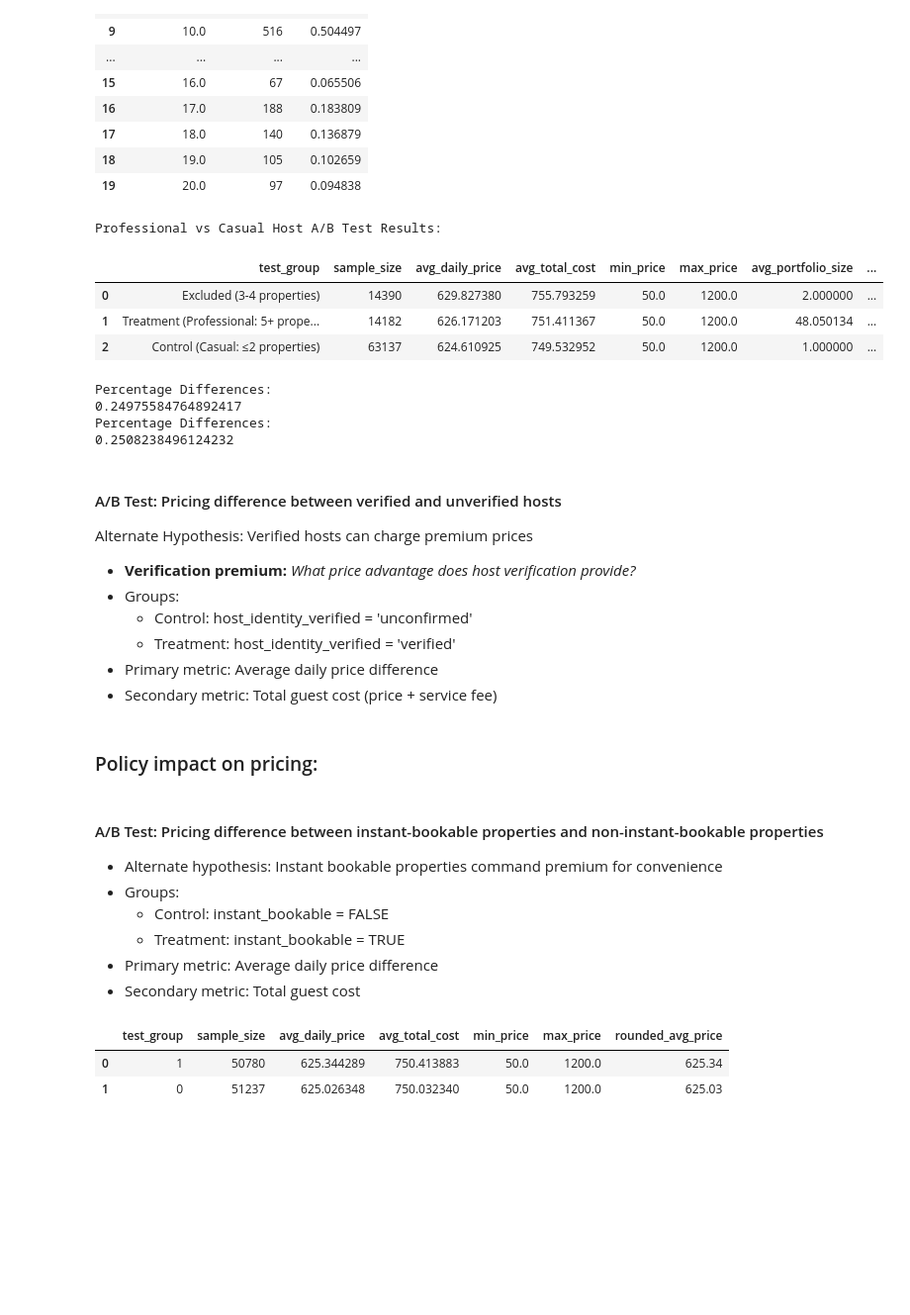
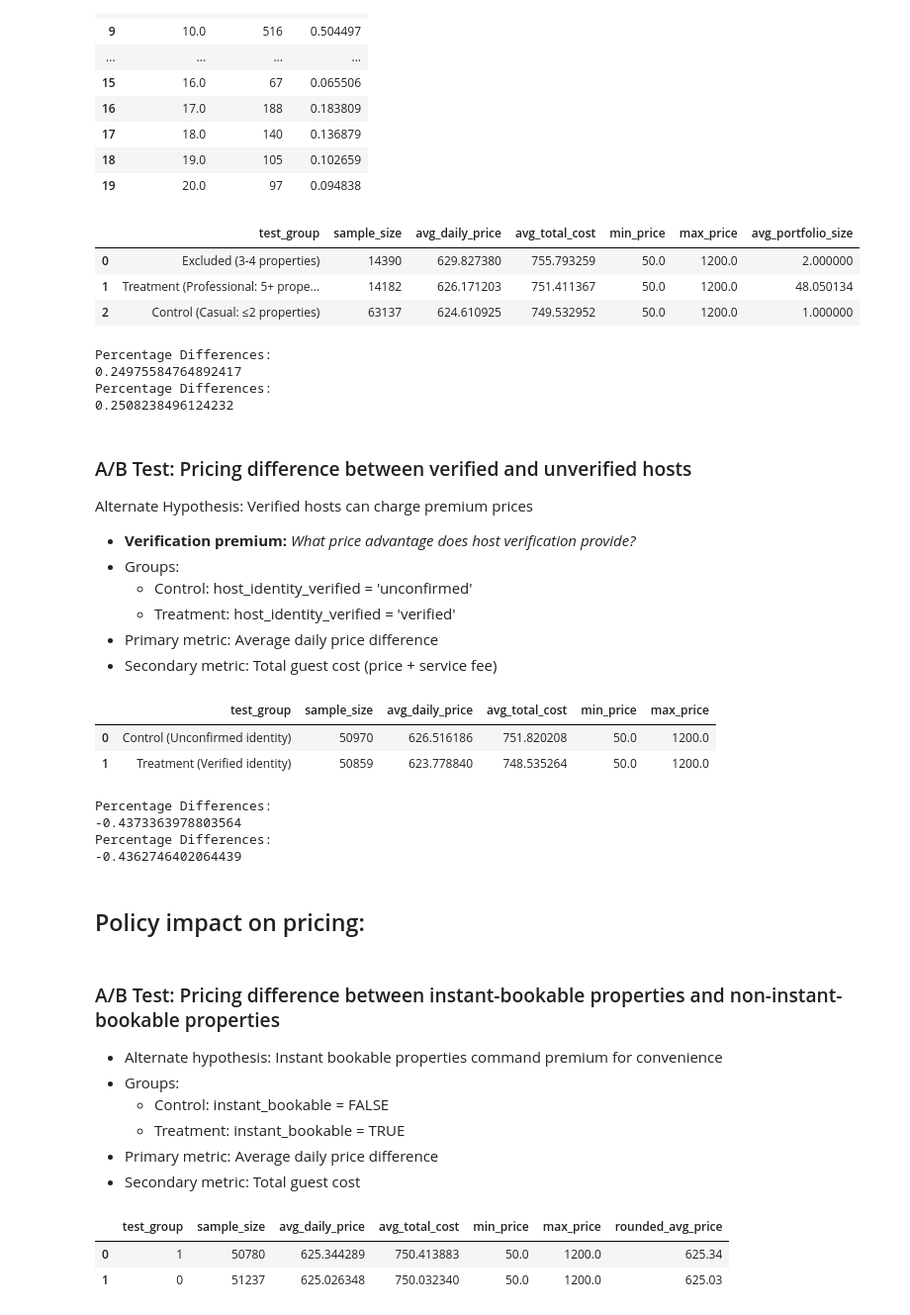
Before and after one commit to aghedden/airbnb_booking_ab-testing, a Jupyter notebook: airbnb_sql_pricing_ab_testing.ipynb, the cells around one changed output. Shown: that part at 99% size. Drawn from its saved outputs; the diff is of its cells as text; code cells hidden in the pictures; blank space fills up the shorter version.

Commit message:
finished SQL analyses of data

```diff
--- a/airbnb_sql_pricing_ab_testing.ipynb
+++ b/airbnb_sql_pricing_ab_testing.ipynb
@@ -695,38 +846,34 @@ Portfolio Size Distribution:
 # %%
 # A/B Test: Professional vs Casual Host Pricing
 q_host_port_ab_test = '''
 SELECT
     CASE
         WHEN `calculated host listings count` = 1 THEN 'Control (Casual: ≤2 properties)'
         WHEN `calculated host listings count` >= 5 THEN 'Treatment (Professional: 5+ properties)'
         ELSE 'Excluded (3-4 properties)'
     END AS test_group,
     COUNT(*) AS sample_size,
     AVG(CAST(REPLACE(REPLACE(price, '$', ''), ',', '') AS REAL)) AS avg_daily_price,
     AVG(CAST(REPLACE(REPLACE(price, '$', ''), ',', '') AS REAL) + CAST(REPLACE(REPLACE(`service fee`, '$', ''), ',', '') AS REAL)) AS avg_total_cost,
     MIN(CAST(REPLACE(REPLACE(price, '$', ''), ',', '') AS REAL)) AS min_price,
     MAX(CAST(REPLACE(REPLACE(price, '$', ''), ',', '') AS REAL)) AS max_price,
-    AVG(`calculated host listings count`) AS avg_portfolio_size,
-    ROUND(AVG(CAST(REPLACE(REPLACE(price, '$', ''), ',', '') AS REAL)), 2) AS rounded_avg_price
+    AVG(`calculated host listings count`) AS avg_portfolio_size
 FROM airbnb_data
 WHERE price IS NOT NULL
     AND `service fee` IS NOT NULL
     AND `calculated host listings count` IS NOT NULL
     AND CAST(REPLACE(REPLACE(price, '$', ''), ',', '') AS REAL) > 0
     AND (`calculated host listings count` <= 2 OR `calculated host listings count` >= 5)  -- Only include our test groups
 GROUP BY test_group
 ORDER BY avg_daily_price DESC;
 '''
 
-host_portfolio_results = pd.read_sql(q_host_port_ab_test, conn)
-print("Professional vs Casual Host A/B Test Results:")
-host_portfolio_results
+pd.read_sql(q_host_port_ab_test, conn)
 # %% [output]
-Professional vs Casual Host A/B Test Results:
-|  | test_group | sample_size | avg_daily_price | avg_total_cost | min_price | max_price | avg_portfolio_size | ... |
-| 0 | Excluded (3-4 properties) | 14390 | 629.827380 | 755.793259 | 50.0 | 1200.0 | 2.000000 | ... |
-| 1 | Treatment (Professional: 5+ prope... | 14182 | 626.171203 | 751.411367 | 50.0 | 1200.0 | 48.050134 | ... |
-| 2 | Control (Casual: ≤2 properties) | 63137 | 624.610925 | 749.532952 | 50.0 | 1200.0 | 1.000000 | ... |
+|  | test_group | sample_size | avg_daily_price | avg_total_cost | min_price | max_price | avg_portfolio_size |
+| 0 | Excluded (3-4 properties) | 14390 | 629.827380 | 755.793259 | 50.0 | 1200.0 | 2.000000 |
+| 1 | Treatment (Professional: 5+ prope... | 14182 | 626.171203 | 751.411367 | 50.0 | 1200.0 | 48.050134 |
+| 2 | Control (Casual: ≤2 properties) | 63137 | 624.610925 | 749.532952 | 50.0 | 1200.0 | 1.000000 |
 # %%
 # price percentage difference
 casual_price = 624.61
@@ -750,7 +897,7 @@ Percentage Differences:
 Percentage Differences:
 0.2508238496124232
 # %% [markdown]
-#### A/B Test: Pricing difference between verified and unverified hosts
+### A/B Test: Pricing difference between verified and unverified hosts
 Alternate Hypothesis: Verified hosts can charge premium prices
 - **Verification premium:** *What price advantage does host verification provide?*
 - Groups:
@@ -758,10 +905,59 @@ Alternate Hypothesis: Verified hosts can charge premium prices
     - Treatment: host_identity_verified = 'verified'
 - Primary metric: Average daily price difference
 - Secondary metric: Total guest cost (price + service fee)
+# %%
+# A/B Test: Pricing premium for verified hosts
+q_verified_ab_test = '''
+SELECT
+    CASE
+        WHEN host_identity_verified = 'unconfirmed' THEN 'Control (Unconfirmed identity)'
+        WHEN host_identity_verified = 'verified' THEN 'Treatment (Verified identity)'
+    END AS test_group,
+    COUNT(*) AS sample_size,
+    AVG(CAST(REPLACE(REPLACE(price, '$', ''), ',', '') AS REAL)) AS avg_daily_price,
+    AVG(CAST(REPLACE(REPLACE(price, '$', ''), ',', '') AS REAL) + CAST(REPLACE(REPLACE(`service fee`, '$', ''), ',', '') AS REAL)) AS avg_total_cost,
+    MIN(CAST(REPLACE(REPLACE(price, '$', ''), ',', '') AS REAL)) AS min_price,
+    MAX(CAST(REPLACE(REPLACE(price, '$', ''), ',', '') AS REAL)) AS max_price
+FROM airbnb_data
+WHERE price IS NOT NULL
+    AND `service fee` IS NOT NULL
+    AND host_identity_verified IS NOT NULL
+    AND CAST(REPLACE(REPLACE(price, '$', ''), ',', '') AS REAL) > 0
+GROUP BY test_group
+ORDER BY avg_daily_price DESC;
+'''
+
+pd.read_sql(q_verified_ab_test, conn)
+# %% [output]
+|  | test_group | sample_size | avg_daily_price | avg_total_cost | min_price | max_price |
+| 0 | Control (Unconfirmed identity) | 50970 | 626.516186 | 751.820208 | 50.0 | 1200.0 |
+| 1 | Treatment (Verified identity) | 50859 | 623.778840 | 748.535264 | 50.0 | 1200.0 |
+# %%
+# price percentage difference
+verified_price = 623.78
+unconfirmed_price = 626.52
+
+print("Percentage Differences:")
+print(((verified_price-unconfirmed_price)/unconfirmed_price)*100)
+
+
+# total cost percentage difference
+verified_tc = 748.54
+unconfirmed_tc = 751.82
+
+print("Percentage Differences:")
+print(((verified_tc-unconfirmed_tc)/unconfirmed_tc)*100)
+
+# negligible differences
+# %% [output]
+Percentage Differences:
+-0.4373363978803564
+Percentage Differences:
+-0.4362746402064439
 # %% [markdown]
-### Policy impact on pricing:
+## Policy impact on pricing:
 # %% [markdown]
-#### A/B Test: Pricing difference between instant-bookable properties and non-instant-bookable properties
+### A/B Test: Pricing difference between instant-bookable properties and non-instant-bookable properties
 - Alternate hypothesis: Instant bookable properties command premium for convenience
 - Groups:
     - Control: instant_bookable = FALSE
```
Also changed, not shown: parts of 39 cells of this notebook.
